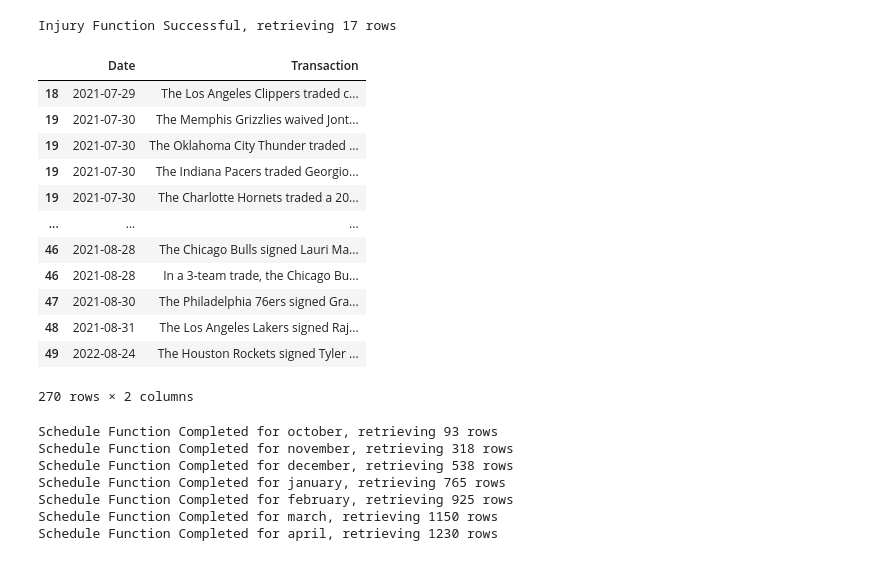
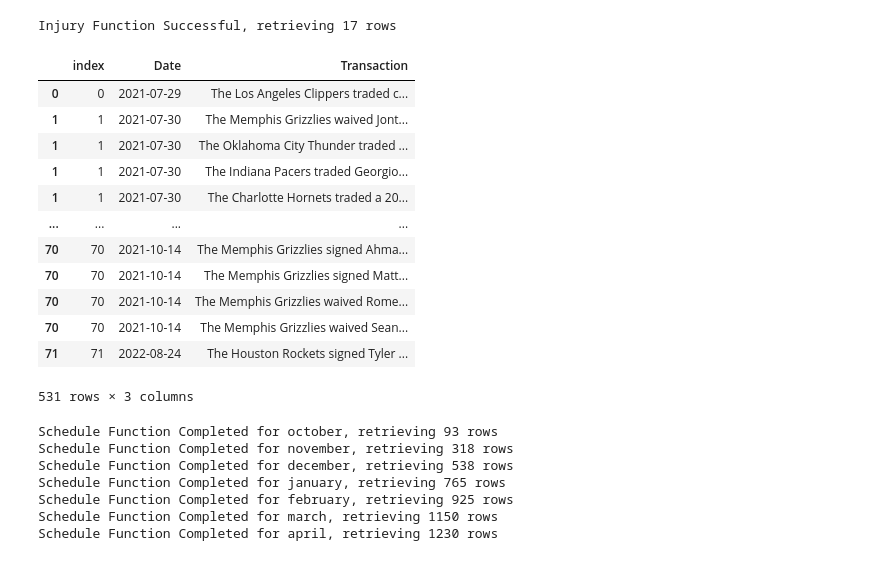
Before and after one commit to jyablonski/jyablonski_praq, a Jupyter notebook: new_lambda.ipynb, the cells around one changed output. Cells and saved outputs as stored; diff of their text form; code cells hidden in the pictures.

```diff
--- a/new_lambda.ipynb
+++ b/new_lambda.ipynb
@@ -419,40 +463,41 @@ def get_transactions():
 # %%
 url = "https://www.basketball-reference.com/leagues/NBA_2022_transactions.html"
 html = urlopen(url)
 soup = BeautifulSoup(html)
-trs = soup.findAll('li')[50:] # theres a bunch of garbage in the first 71 rows - no matter what
+trs = soup.findAll('li')[70:] # theres a bunch of garbage in the first 71 rows - no matter what
 rows = []
 mylist = []
 for tr in trs:
         date = tr.find('span')
         if date is not None: # needed bc span can be null (multi <p> elements per span)
             date = date.text
         data = tr.findAll('p')
         for p in data:
             mylist.append(p.text)
         data3 = [date] + [mylist]
         rows.append(data3)
         mylist = []
 transactions = pd.DataFrame(rows)
 transactions.columns = ['Date', 'Transaction']
+transactions = transactions.query('Date == Date & Date != ""').reset_index()
 transactions = transactions.explode('Transaction')
 transactions['Date'] = pd.to_datetime(transactions['Date'])
 transactions = transactions.query('Date != "NaN"')
 transactions
 # %% [output]
-|  | Date | Transaction |
-| 18 | 2021-07-29 | The Los Angeles Clippers traded c... |
-| 19 | 2021-07-30 | The Memphis Grizzlies waived Jont... |
-| 19 | 2021-07-30 | The Oklahoma City Thunder traded ... |
-| 19 | 2021-07-30 | The Indiana Pacers traded Georgio... |
-| 19 | 2021-07-30 | The Charlotte Hornets traded a 20... |
-| ... | ... | ... |
-| 46 | 2021-08-28 | The Chicago Bulls signed Lauri Ma... |
-| 46 | 2021-08-28 | In a 3-team trade, the Chicago Bu... |
-| 47 | 2021-08-30 | The Philadelphia 76ers signed Gra... |
-| 48 | 2021-08-31 | The Los Angeles Lakers signed Raj... |
-| 49 | 2022-08-24 | The Houston Rockets signed Tyler ... |
+|  | index | Date | Transaction |
+| 0 | 0 | 2021-07-29 | The Los Angeles Clippers traded c... |
+| 1 | 1 | 2021-07-30 | The Memphis Grizzlies waived Jont... |
+| 1 | 1 | 2021-07-30 | The Oklahoma City Thunder traded ... |
+| 1 | 1 | 2021-07-30 | The Indiana Pacers traded Georgio... |
+| 1 | 1 | 2021-07-30 | The Charlotte Hornets traded a 20... |
+| ... | ... | ... | ... |
+| 70 | 70 | 2021-10-14 | The Memphis Grizzlies signed Ahma... |
+| 70 | 70 | 2021-10-14 | The Memphis Grizzlies signed Matt... |
+| 70 | 70 | 2021-10-14 | The Memphis Grizzlies waived Rome... |
+| 70 | 70 | 2021-10-14 | The Memphis Grizzlies waived Sean... |
+| 71 | 71 | 2022-08-24 | The Houston Rockets signed Tyler ... |
-270 rows × 2 columns
+531 rows × 3 columns
 # %%
 def schedule_scraper(month):
     try:
```
Also changed, not shown: parts of 7 cells of this notebook, 10 other files.
